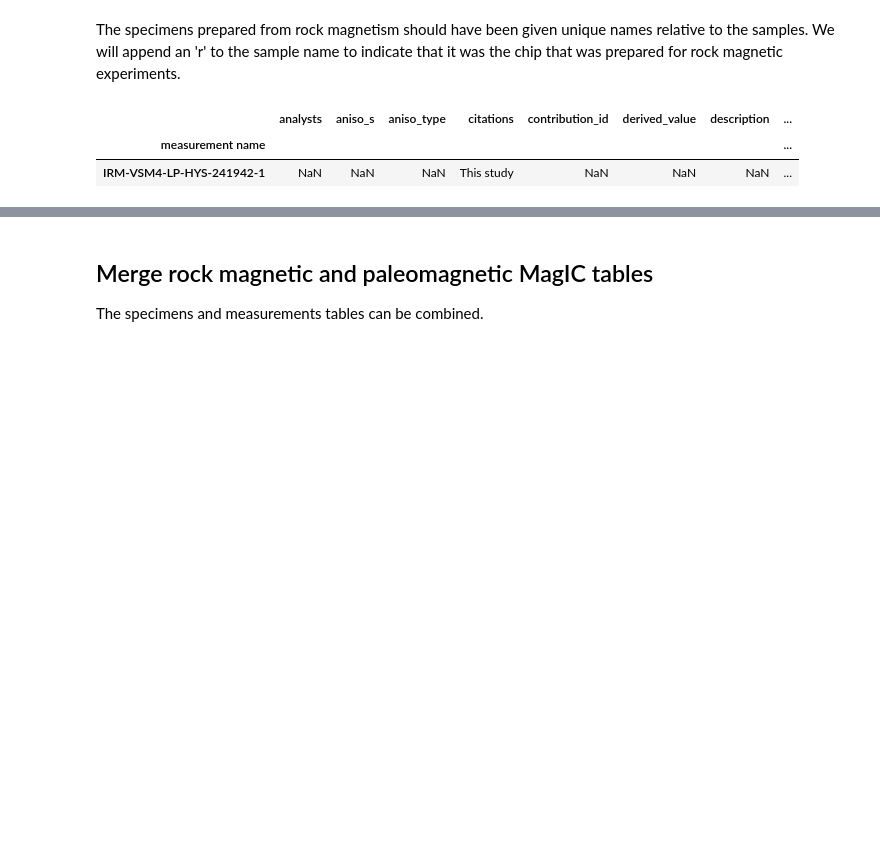
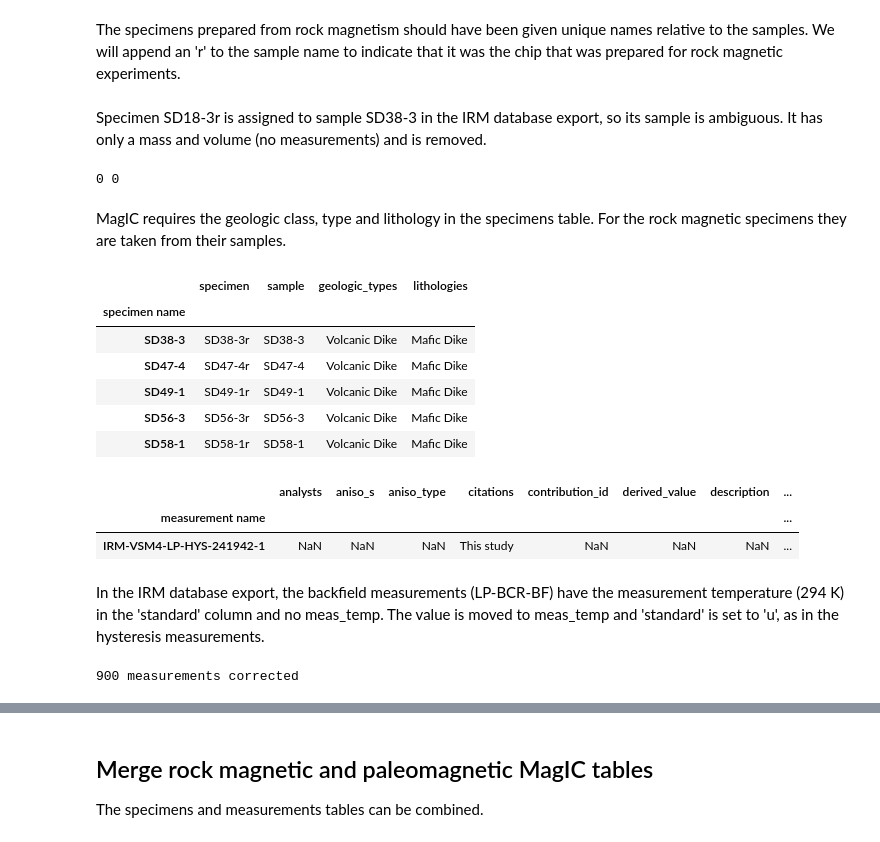
Before and after one commit to Swanson-Hysell-Group/2025_Oman_Paleogeography, a Jupyter notebook: code/MagIC_contribution.ipynb, the cells around one changed output, grey strips where cells are left out. Cells and saved outputs as stored; diff of their text form; code cells hidden in the pictures; blank space fills up the shorter version.

```diff
--- a/code/MagIC_contribution.ipynb
+++ b/code/MagIC_contribution.ipynb
@@ -126,3 +180,9 @@ pmag_specimens = pmag_specimens[
+# %%
+pmag_samples['azimuth'] = pmag_samples['azimuth'].astype(float) % 360
+for col in ['geologic_classes', 'geologic_types', 'lithologies']:
+    pmag_samples[col] = SD_site_locations[col][pmag_samples['site']].tolist()
+pmag_samples['lat'] = SD_site_locations['latitude'][pmag_samples['site']].tolist()
+pmag_samples['lon'] = SD_site_locations['longitude'][pmag_samples['site']].tolist()
 # %% [markdown]
 ### Paleomagnetic specimens
 
@@ -130,6 +190,10 @@ All specimens were cut from their sample with a brass diamond saw. We add the me
 
 We will also make sure all specimens refer to this study as the citation.
 # %%
-pmag_specimens['method_codes'] = pmag_specimens['method_codes'].apply(lambda x: 'SP-SAW' if x is None else x + ':SP-SAW')
+pmag_specimens['method_codes'] = pmag_specimens['method_codes'].apply(lambda x: 'SP-SAW' if pd.isna(x) else x + ':SP-SAW')
 # %%
 pmag_specimens['citations'] = pmag_specimens['citations'].fillna('This study')
+# %%
+sample_geology = pmag_samples.set_index('sample')[['geologic_classes', 'geologic_types', 'lithologies']]
+for col in sample_geology.columns:
+    pmag_specimens[col] = pmag_specimens['sample'].map(sample_geology[col])
@@ -219,6 +494,28 @@ The specimens prepared from rock magnetism should have been given unique names r
 # %%
 rmag_specimens['specimen'] = rmag_specimens['specimen'].apply(lambda x: x + 'r' if isinstance(x, str) else x)
 rmag_measurements['specimen'] = rmag_measurements['specimen'].apply(lambda x: x + 'r' if isinstance(x, str) else x)
+# %% [markdown]
+Specimen SD18-3r is assigned to sample SD38-3 in the IRM database export, so its sample is ambiguous. It has only a mass and volume (no measurements) and is removed.
+# %%
+rmag_specimens = rmag_specimens[rmag_specimens['specimen'] != 'SD18-3r']
+rmag_measurements = rmag_measurements[rmag_measurements['specimen'] != 'SD18-3r']
+print((rmag_specimens['specimen'] == 'SD18-3r').sum(), (rmag_measurements['specimen'] == 'SD18-3r').sum())
+# %% [output]
+0 0
+# %% [markdown]
+MagIC requires the geologic class, type and lithology in the specimens table. For the rock magnetic specimens they are taken from their samples.
+# %%
+for col in ['geologic_classes', 'geologic_types', 'lithologies']:
+    rmag_specimens[col] = rmag_specimens['sample'].map(sample_geology[col])
+rmag_specimens[['specimen', 'sample', 'geologic_types', 'lithologies']].head()
+# %% [output]
+|  | specimen | sample | geologic_types | lithologies |
+| specimen name |  |  |  |  |
+| SD38-3 | SD38-3r | SD38-3 | Volcanic Dike | Mafic Dike |
+| SD47-4 | SD47-4r | SD47-4 | Volcanic Dike | Mafic Dike |
+| SD49-1 | SD49-1r | SD49-1 | Volcanic Dike | Mafic Dike |
+| SD56-3 | SD56-3r | SD56-3 | Volcanic Dike | Mafic Dike |
+| SD58-1 | SD58-1r | SD58-1 | Volcanic Dike | Mafic Dike |
 # %%
 rmag_measurements['timestamp'] = pd.to_datetime(
     rmag_measurements['timestamp'],
@@ -230,6 +527,16 @@ rmag_measurements.head(1)
 |  | analysts | aniso_s | aniso_type | citations | contribution_id | derived_value | description | ... |
 | measurement name |  |  |  |  |  |  |  | ... |
 | IRM-VSM4-LP-HYS-241942-1 | NaN | NaN | NaN | This study | NaN | NaN | NaN | ... |
+# %% [markdown]
+In the IRM database export, the backfield measurements (LP-BCR-BF) have the measurement temperature (294 K) in the 'standard' column and no meas_temp. The value is moved to meas_temp and 'standard' is set to 'u', as in the hysteresis measurements.
+# %%
+misplaced_temp = (pd.to_numeric(rmag_measurements['standard'], errors='coerce').notna()
+                  & rmag_measurements['meas_temp'].isna())
+rmag_measurements.loc[misplaced_temp, 'meas_temp'] = pd.to_numeric(rmag_measurements.loc[misplaced_temp, 'standard'])
+rmag_measurements.loc[misplaced_temp, 'standard'] = 'u'
+print(str(misplaced_temp.sum()) + ' measurements corrected')
+# %% [output]
+900 measurements corrected
 # %%
 rmag_contribution.tables['measurements'].df = rmag_measurements
 rmag_contribution.tables['specimens'].df = rmag_specimens
```
Also changed, not shown: parts of 29 cells of this notebook, 15 other files.
